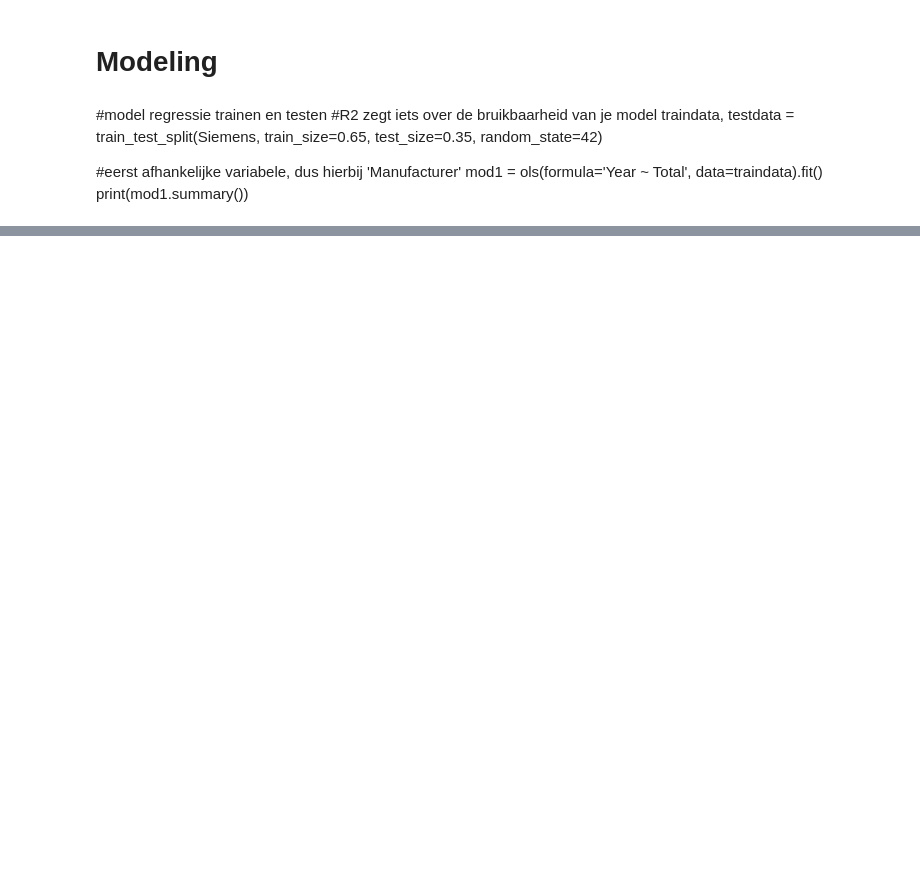
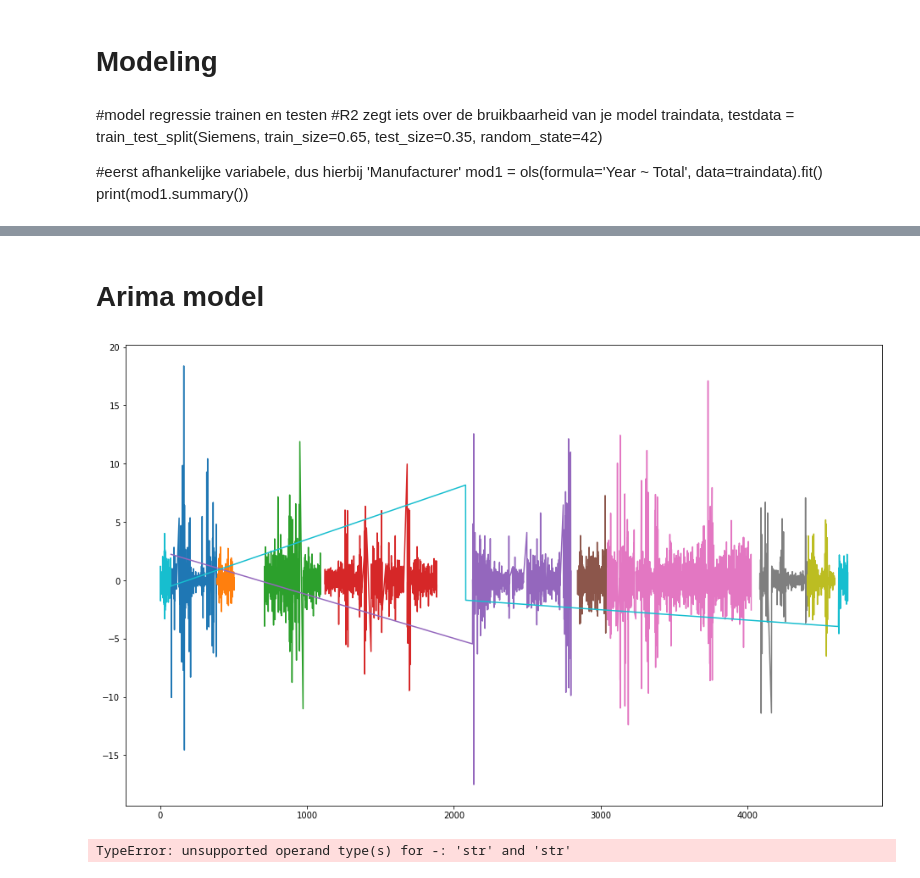
Before and after one commit to DSa-HbA1c/Predictions, a Jupyter notebook: Prediction_Arima_model.ipynb, the cells around one changed output, grey strips where cells are left out. Saved outputs shown, nothing was run; the diff lists cells and outputs as text; code cells hidden in the pictures; blank space fills up the shorter version.

Commit message:
Added new improved dataset and progress ARIMA (not working)

```diff
--- a/Prediction_Arima_model.ipynb
+++ b/Prediction_Arima_model.ipynb
@@ -108,28 +153,43 @@ for name, data in manufacturers:
 # %%
-for name, data in manufacturers:
-    tempdf = df[['Year', 'Total']].dropna()
+# for name, data in manufacturers:
+#     tempdf = df[['Year', 'Total']].dropna()
 
-    X = tempdf.iloc[:, :-1].values
-    Y = tempdf.iloc[:, 1].values
+#     X = tempdf.iloc[:, :-1].values
+#     Y = tempdf.iloc[:, 1].values
 
-    from sklearn.model_selection import train_test_split
-    X_train, X_test, Y_train, Y_test = train_test_split(X, Y, test_size=0.3, random_state=0)
+#     from sklearn.model_selection import train_test_split
+#     X_train, X_test, Y_train, Y_test = train_test_split(X, Y, test_size=0.3, random_state=0)
 
-    from sklearn.linear_model import LinearRegression
-    regressor = LinearRegression()
-    regressor.fit(X_train, Y_train)
+#     from sklearn.linear_model import LinearRegression
+#     regressor = LinearRegression()
+#     regressor.fit(X_train, Y_train)
 
-    print(regressor.intercept_)
-    from matplotlib import pyplot
+#     print(regressor.intercept_)
+#     from matplotlib import pyplot
 
 
-for name, data in manufacturers:
-    # line plot for Total Error with seaborn
-    # if name == "Abbott":
-        # sns.set(rc = {'figure.figsize':(25,8)})
-        # l = sns.lineplot(x='Year', y='Total Error', data=data)
-        # sns.lineplot(x='Year', y={regressor.intercept_}, data=data)
-        # l.set_title(name)
-        # plt.show()
-        pyplot.plot('Year','Total Error',data=tempdf, color='red')
-        pyplot.plot('Year','Total Error', data=regressor.intercept_)
+# for name, data in manufacturers:
+#     # line plot for Total Error with seaborn
+#     # if name == "Abbott":
+#         # sns.set(rc = {'figure.figsize':(25,8)})
+#         # l = sns.lineplot(x='Year', y='Total Error', data=data)
+#         # sns.lineplot(x='Year', y={regressor.intercept_}, data=data)
+#         # l.set_title(name)
+#         # plt.show()
+#         pyplot.plot('Year','Total Error',data=tempdf, color='red')
+#         pyplot.plot('Year','Total Error', data=regressor.intercept_)
+# %% [markdown]
+# Arima model
+# %%
+for name, data in manufacturers:
+    data['Total'].diff().plot(figsize=(16,10))
+# %% [output]
+[figure, added]
+# %%
+for name, data in manufacturers:
+    data_diff = data.diff()
+    data_diff["Total"].plot()
+
+    #Iets met float?
+# %% [output]
+TypeError: unsupported operand type(s) for -: 'str' and 'str'
```
Also changed, not shown: parts of 8 cells of this notebook.
